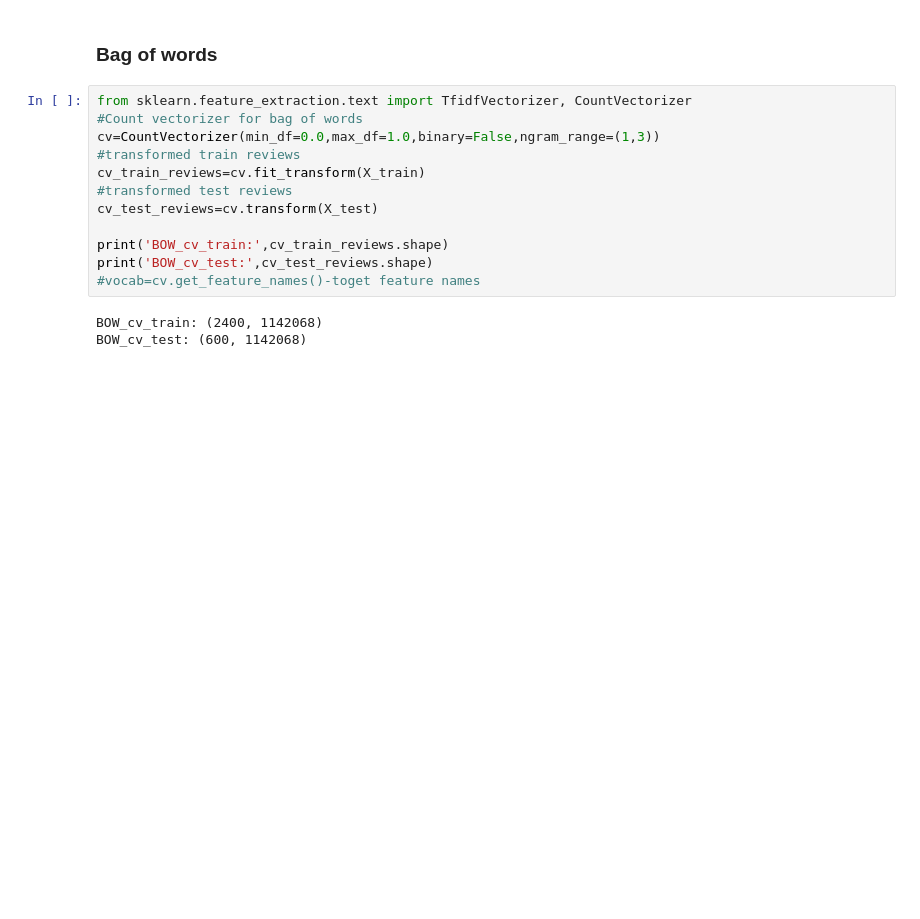
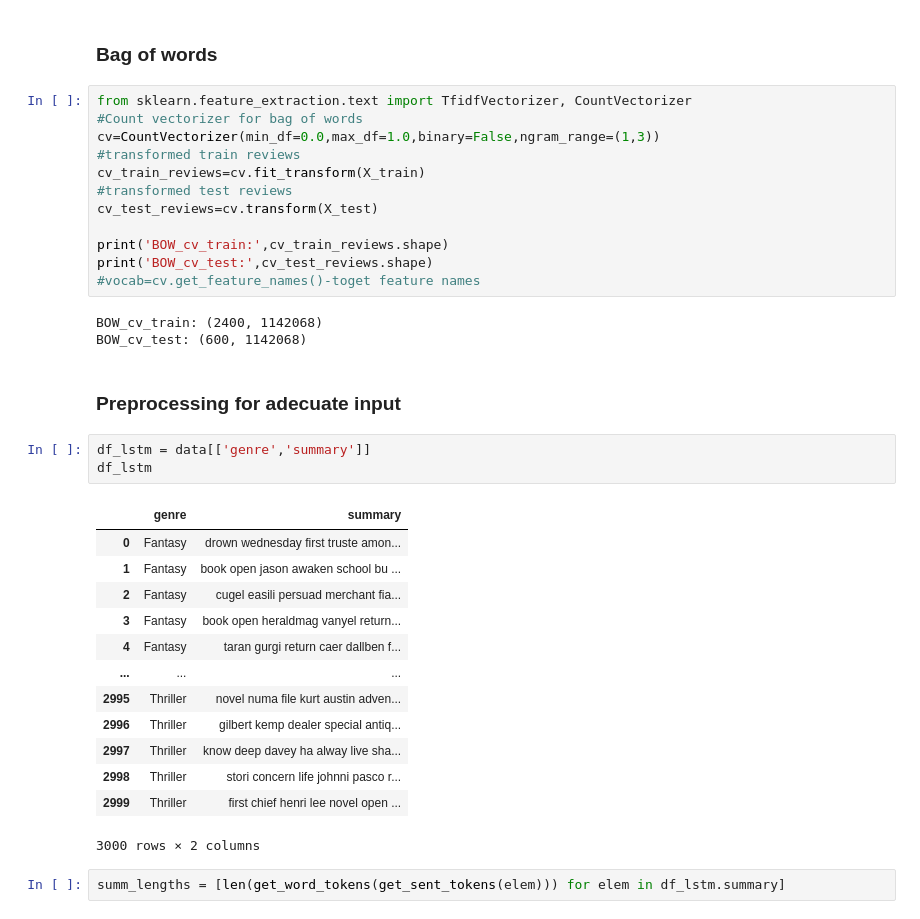
Before and after one commit to Lawrence4U/BookGenreDetector, a Jupyter notebook: src/bookGenreDetector.ipynb, the cells around one changed output. Drawn from its saved outputs; the diff is of its cells as text; blank space fills up the shorter version.

```diff
--- a/src/bookGenreDetector.ipynb
+++ b/src/bookGenreDetector.ipynb
@@ -452,3 +405,24 @@ print('BOW_cv_test:',cv_test_reviews.shape)
 # %% [output]
 BOW_cv_train: (2400, 1142068)
 BOW_cv_test: (600, 1142068)
+# %% [markdown]
+### Preprocessing for adecuate input
+# %%
+df_lstm = data[['genre','summary']]
+df_lstm
+# %% [output]
+|  | genre | summary |
+| 0 | Fantasy | drown wednesday first truste amon... |
+| 1 | Fantasy | book open jason awaken school bu ... |
+| 2 | Fantasy | cugel easili persuad merchant fia... |
+| 3 | Fantasy | book open heraldmag vanyel return... |
+| 4 | Fantasy | taran gurgi return caer dallben f... |
+| ... | ... | ... |
+| 2995 | Thriller | novel numa file kurt austin adven... |
+| 2996 | Thriller | gilbert kemp dealer special antiq... |
+| 2997 | Thriller | know deep davey ha alway live sha... |
+| 2998 | Thriller | stori concern life johnni pasco r... |
+| 2999 | Thriller | first chief henri lee novel open ... |
+3000 rows × 2 columns
+# %%
+summ_lengths = [len(get_word_tokens(get_sent_tokens(elem))) for elem in df_lstm.summary]
```
Also changed, not shown: parts of 16 cells of this notebook, 1 other file.
